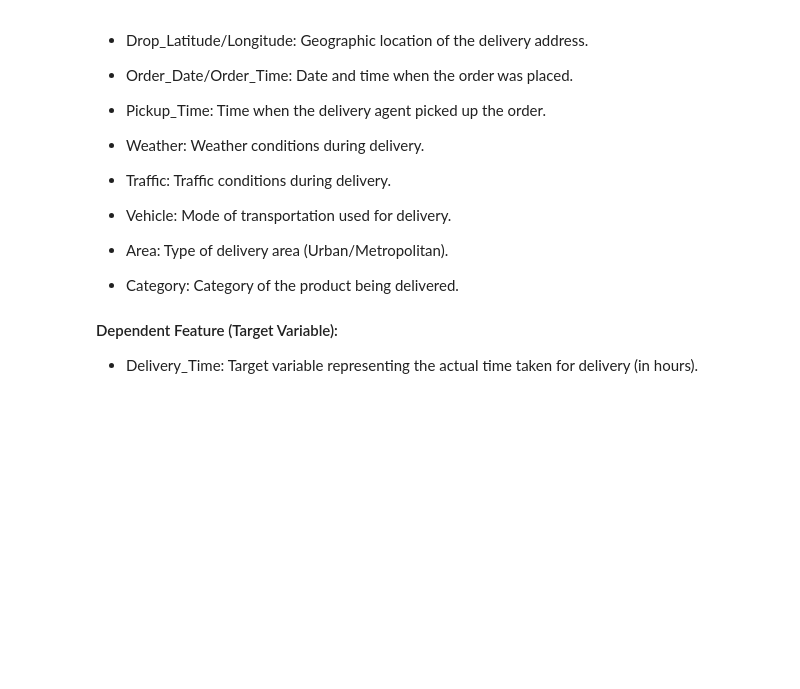
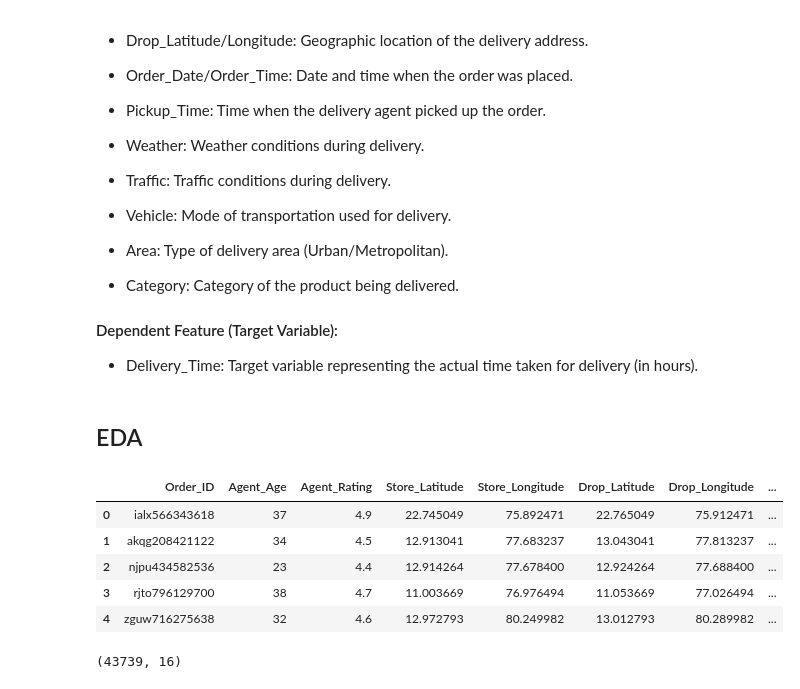
Before and after one commit to neha-dhananju/AmazonDeliveryTimePrediction, a Jupyter notebook: notebooks/EDA.ipynb, the cells around one changed output. Saved outputs shown, nothing was run; the diff lists cells and outputs as text; code cells hidden in the pictures; blank space fills up the shorter version.

```diff
--- a/notebooks/EDA.ipynb
+++ b/notebooks/EDA.ipynb
@@ -41,0 +44,15 @@ import pandas as pd
+# %% [markdown]
+## EDA
+# %%
+data.head()
+# %% [output]
+|  | Order_ID | Agent_Age | Agent_Rating | Store_Latitude | Store_Longitude | Drop_Latitude | Drop_Longitude | ... |
+| 0 | ialx566343618 | 37 | 4.9 | 22.745049 | 75.892471 | 22.765049 | 75.912471 | ... |
+| 1 | akqg208421122 | 34 | 4.5 | 12.913041 | 77.683237 | 13.043041 | 77.813237 | ... |
+| 2 | njpu434582536 | 23 | 4.4 | 12.914264 | 77.678400 | 12.924264 | 77.688400 | ... |
+| 3 | rjto796129700 | 38 | 4.7 | 11.003669 | 76.976494 | 11.053669 | 77.026494 | ... |
+| 4 | zguw716275638 | 32 | 4.6 | 12.972793 | 80.249982 | 13.012793 | 80.289982 | ... |
+# %%
+data.shape
+# %% [output]
+(43739, 16)
```
Also changed, not shown: parts of 6 cells of this notebook.
